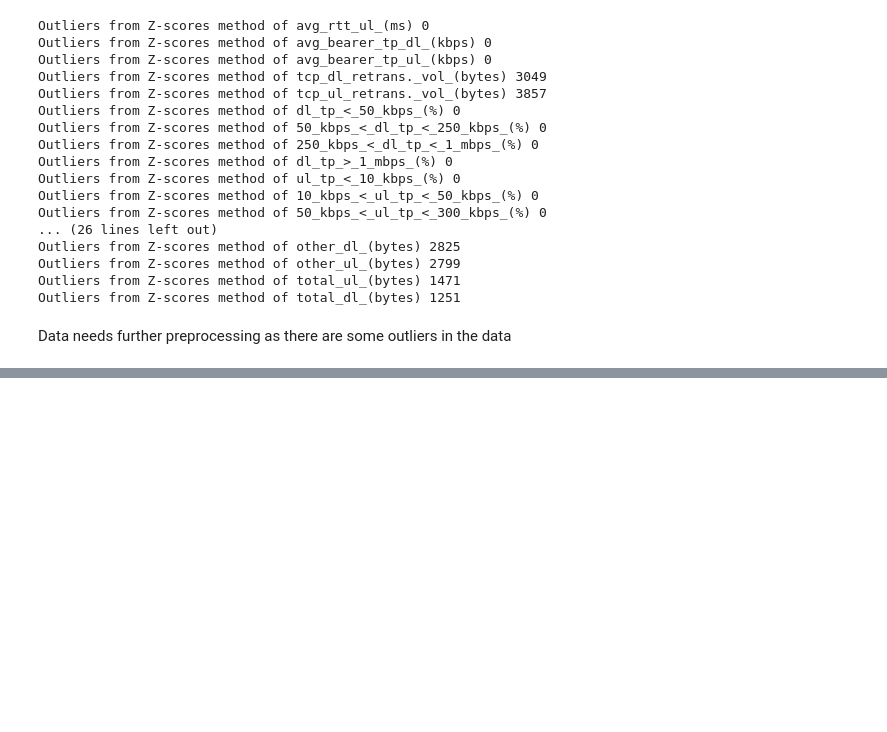
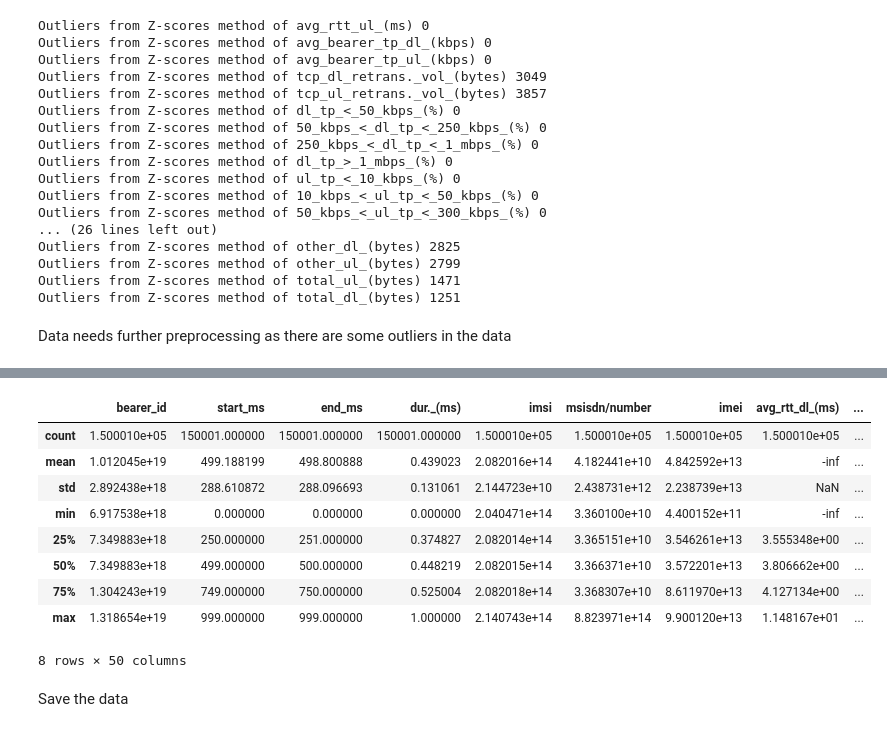
Before and after one commit to jedisam/Telecom-Data-Analysis, a Jupyter notebook: notebooks/outliers.ipynb, the cells around one changed output, grey strips where cells are left out. Drawn from its saved outputs; the diff is of its cells as text; code cells hidden in the pictures; blank space fills up the shorter version.

```diff
--- a/notebooks/outliers.ipynb
+++ b/notebooks/outliers.ipynb
@@ -516,0 +304,15 @@ print(a)
+# %%
+df_cop.describe()
+# %% [output]
+|  | bearer_id | start_ms | end_ms | dur._(ms) | imsi | msisdn/number | imei | avg_rtt_dl_(ms) | ... |
+| count | 1.500010e+05 | 150001.000000 | 150001.000000 | 150001.000000 | 1.500010e+05 | 1.500010e+05 | 1.500010e+05 | 1.500010e+05 | ... |
+| mean | 1.012045e+19 | 499.188199 | 498.800888 | 0.439023 | 2.082016e+14 | 4.182441e+10 | 4.842592e+13 | -inf | ... |
+| std | 2.892438e+18 | 288.610872 | 288.096693 | 0.131061 | 2.144723e+10 | 2.438731e+12 | 2.238739e+13 | NaN | ... |
+| min | 6.917538e+18 | 0.000000 | 0.000000 | 0.000000 | 2.040471e+14 | 3.360100e+10 | 4.400152e+11 | -inf | ... |
+| 25% | 7.349883e+18 | 250.000000 | 251.000000 | 0.374827 | 2.082014e+14 | 3.365151e+10 | 3.546261e+13 | 3.555348e+00 | ... |
+| 50% | 7.349883e+18 | 499.000000 | 500.000000 | 0.448219 | 2.082015e+14 | 3.366371e+10 | 3.572201e+13 | 3.806662e+00 | ... |
+| 75% | 1.304243e+19 | 749.000000 | 750.000000 | 0.525004 | 2.082018e+14 | 3.368307e+10 | 8.611970e+13 | 4.127134e+00 | ... |
+| max | 1.318654e+19 | 999.000000 | 999.000000 | 1.000000 | 2.140743e+14 | 8.823971e+14 | 9.900120e+13 | 1.148167e+01 | ... |
+8 rows × 50 columns
+# %% [markdown]
+Save the data
```
Also changed, not shown: parts of 43 cells of this notebook, 1 other file.
